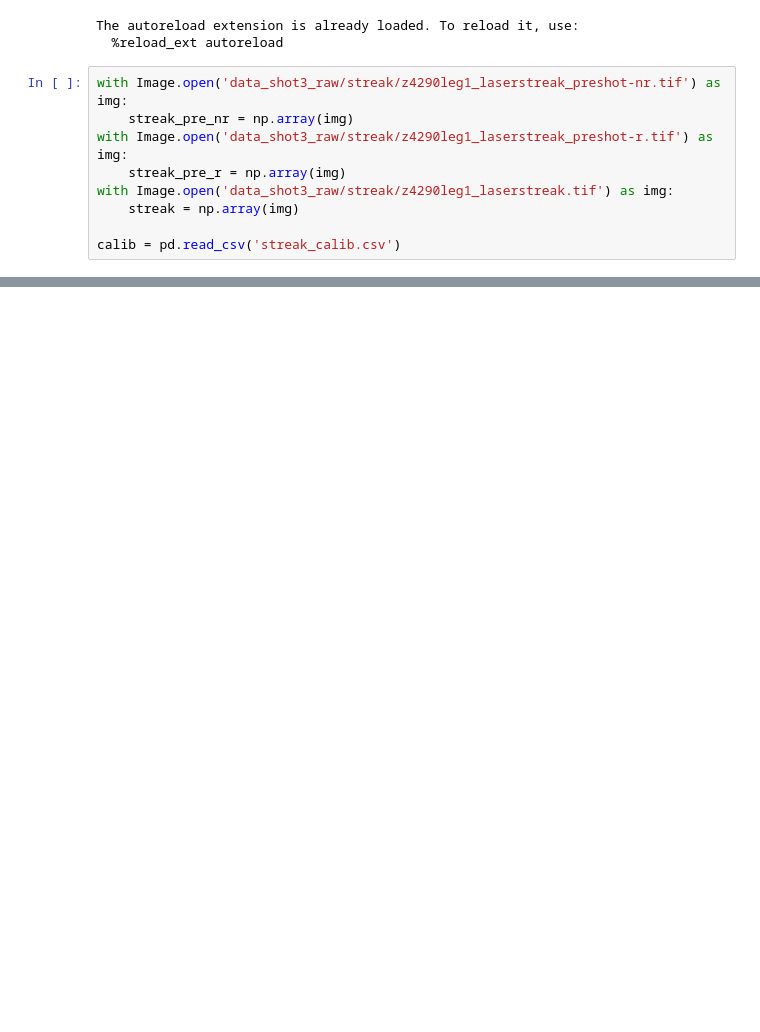
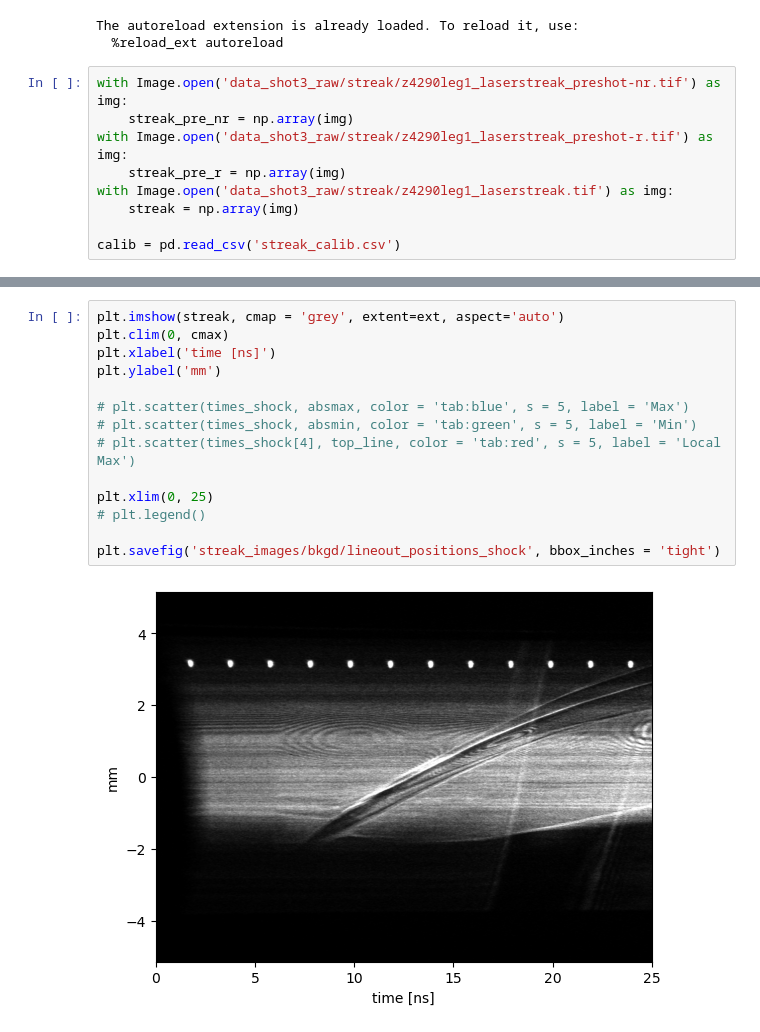
Before and after one commit to alextimoney/LIONZ_analysis, a Jupyter notebook: streak.ipynb, the cells around one changed output, grey strips where cells are left out. Cells and saved outputs as stored; diff of their text form; blank space fills up the shorter version.

```diff
--- a/streak.ipynb
+++ b/streak.ipynb
@@ -48,0 +180,16 @@ for t in times:
+# %%
+plt.imshow(streak, cmap = 'grey', extent=ext, aspect='auto')
+plt.clim(0, cmax)
+plt.xlabel('time [ns]')
+plt.ylabel('mm')
+
+# plt.scatter(times_shock, absmax, color = 'tab:blue', s = 5, label = 'Max')
+# plt.scatter(times_shock, absmin, color = 'tab:green', s = 5, label = 'Min')
+# plt.scatter(times_shock[4], top_line, color = 'tab:red', s = 5, label = 'Local Max')
+
+plt.xlim(0, 25)
+# plt.legend()
+
+plt.savefig('streak_images/bkgd/lineout_positions_shock', bbox_inches = 'tight')
+# %% [output]
+[figure, added]
```
Also changed, not shown: parts of 13 cells of this notebook, 5 other files.
